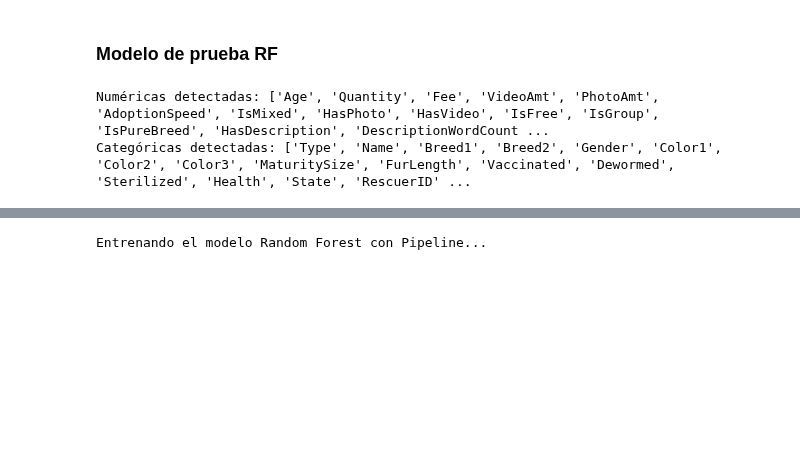
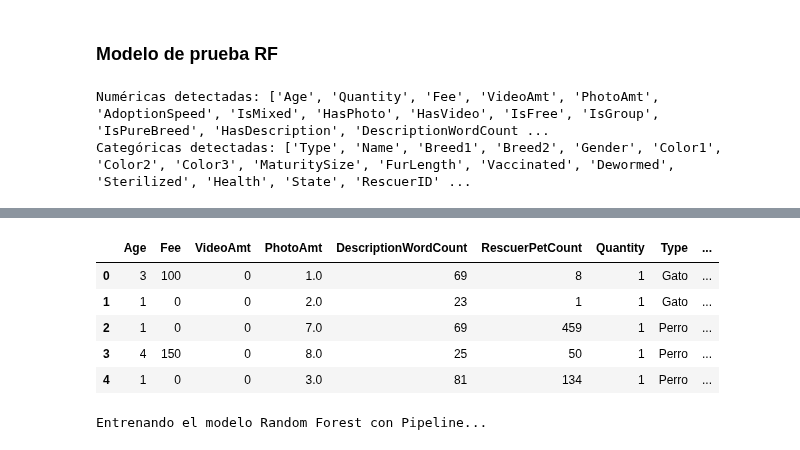
Before and after one commit to patriciasandagorda/UA_MDM_Labo2_Grupo2, a Jupyter notebook: EDA/04_EDA_PetFinder.ipynb, the cells around one changed output, grey strips where cells are left out. Drawn from its saved outputs; the diff is of its cells as text; code cells hidden in the pictures; blank space fills up the shorter version.

```diff
--- a/EDA/04_EDA_PetFinder.ipynb
+++ b/EDA/04_EDA_PetFinder.ipynb
@@ -1172,3 +1172,12 @@ Categóricas listas para el modelo: ['Type', 'Breed1', 'Breed2', 'Gender', 'Colo
+# %%
+X.head()
+# %% [output]
+|  | Age | Fee | VideoAmt | PhotoAmt | DescriptionWordCount | RescuerPetCount | Quantity | Type | ... |
+| 0 | 3 | 100 | 0 | 1.0 | 69 | 8 | 1 | Gato | ... |
+| 1 | 1 | 0 | 0 | 2.0 | 23 | 1 | 1 | Gato | ... |
+| 2 | 1 | 0 | 0 | 7.0 | 69 | 459 | 1 | Perro | ... |
+| 3 | 4 | 150 | 0 | 8.0 | 25 | 50 | 1 | Perro | ... |
+| 4 | 1 | 0 | 0 | 3.0 | 81 | 134 | 1 | Perro | ... |
 # %%
 from sklearn.compose import ColumnTransformer
 from sklearn.pipeline import Pipeline
```
Also changed, not shown: parts of 10 cells of this notebook.
